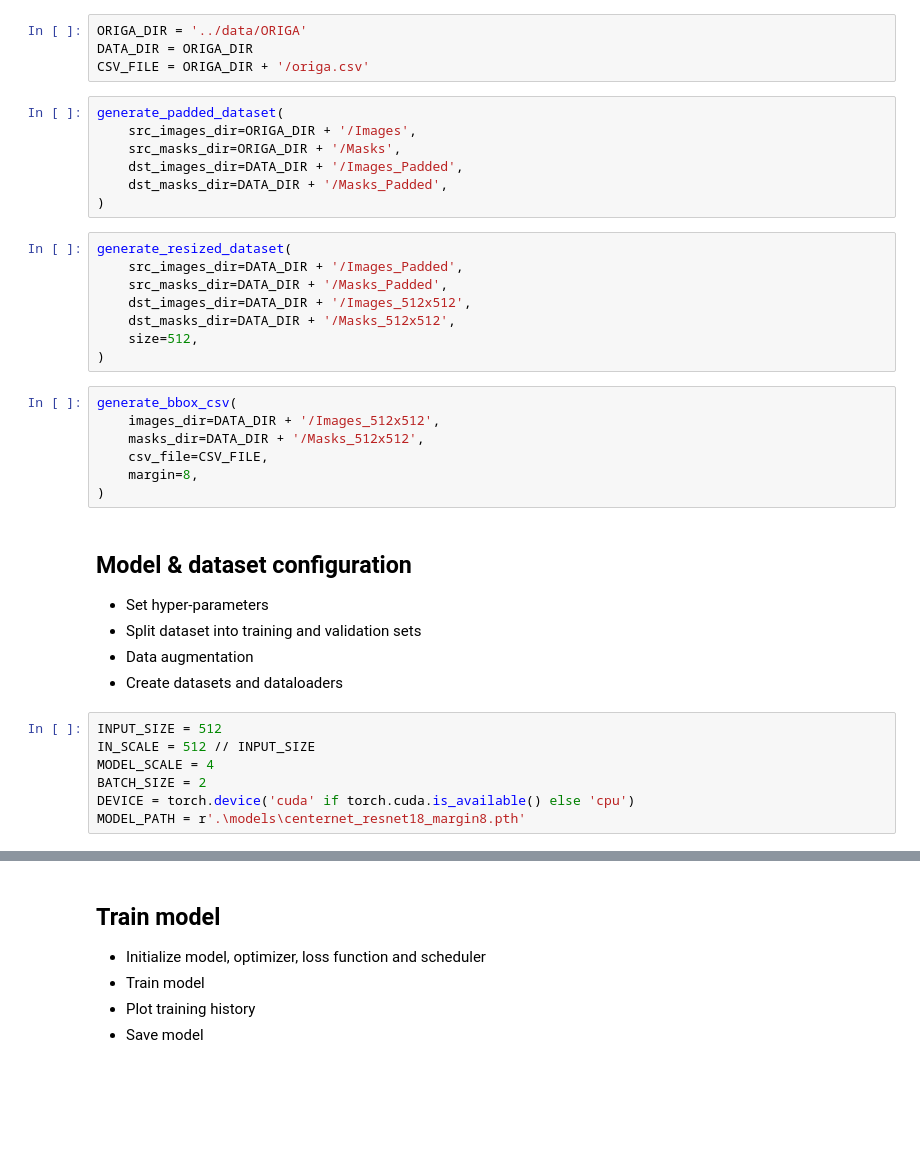
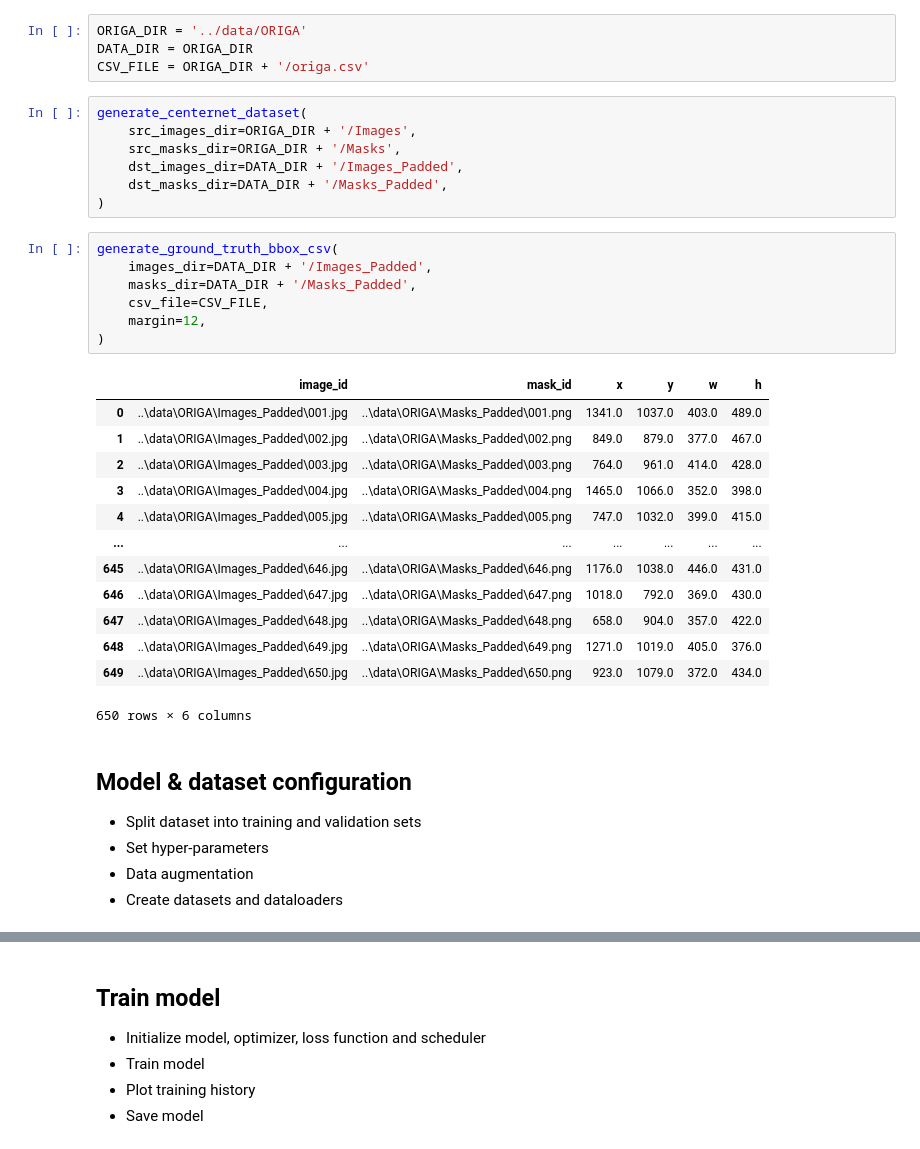
Before and after one commit to AkosKappel/DP-GlaucomaSegmentation, a Jupyter notebook: notebooks/centernet.ipynb, the cells around one changed output, grey strips where cells are left out. Saved outputs shown, nothing was run; the diff lists cells and outputs as text; blank space fills up the shorter version.

```diff
--- a/notebooks/centernet.ipynb
+++ b/notebooks/centernet.ipynb
@@ -26,40 +28,39 @@ ORIGA_DIR = '../data/ORIGA'
 DATA_DIR = ORIGA_DIR
 CSV_FILE = ORIGA_DIR + '/origa.csv'
 # %%
-generate_padded_dataset(
+generate_centernet_dataset(
     src_images_dir=ORIGA_DIR + '/Images',
     src_masks_dir=ORIGA_DIR + '/Masks',
     dst_images_dir=DATA_DIR + '/Images_Padded',
     dst_masks_dir=DATA_DIR + '/Masks_Padded',
 )
-# %%
-generate_resized_dataset(
-    src_images_dir=DATA_DIR + '/Images_Padded',
-    src_masks_dir=DATA_DIR + '/Masks_Padded',
-    dst_images_dir=DATA_DIR + '/Images_512x512',
-    dst_masks_dir=DATA_DIR + '/Masks_512x512',
-    size=512,
-)
 # %%
-generate_bbox_csv(
-    images_dir=DATA_DIR + '/Images_512x512',
-    masks_dir=DATA_DIR + '/Masks_512x512',
+generate_ground_truth_bbox_csv(
+    images_dir=DATA_DIR + '/Images_Padded',
+    masks_dir=DATA_DIR + '/Masks_Padded',
     csv_file=CSV_FILE,
-    margin=8,
+    margin=12,
 )
+# %% [output]
+|  | image_id | mask_id | x | y | w | h |
+| 0 | ..\data\ORIGA\Images_Padded\001.jpg | ..\data\ORIGA\Masks_Padded\001.png | 1341.0 | 1037.0 | 403.0 | 489.0 |
+| 1 | ..\data\ORIGA\Images_Padded\002.jpg | ..\data\ORIGA\Masks_Padded\002.png | 849.0 | 879.0 | 377.0 | 467.0 |
+| 2 | ..\data\ORIGA\Images_Padded\003.jpg | ..\data\ORIGA\Masks_Padded\003.png | 764.0 | 961.0 | 414.0 | 428.0 |
+| 3 | ..\data\ORIGA\Images_Padded\004.jpg | ..\data\ORIGA\Masks_Padded\004.png | 1465.0 | 1066.0 | 352.0 | 398.0 |
+| 4 | ..\data\ORIGA\Images_Padded\005.jpg | ..\data\ORIGA\Masks_Padded\005.png | 747.0 | 1032.0 | 399.0 | 415.0 |
+| ... | ... | ... | ... | ... | ... | ... |
+| 645 | ..\data\ORIGA\Images_Padded\646.jpg | ..\data\ORIGA\Masks_Padded\646.png | 1176.0 | 1038.0 | 446.0 | 431.0 |
+| 646 | ..\data\ORIGA\Images_Padded\647.jpg | ..\data\ORIGA\Masks_Padded\647.png | 1018.0 | 792.0 | 369.0 | 430.0 |
+| 647 | ..\data\ORIGA\Images_Padded\648.jpg | ..\data\ORIGA\Masks_Padded\648.png | 658.0 | 904.0 | 357.0 | 422.0 |
+| 648 | ..\data\ORIGA\Images_Padded\649.jpg | ..\data\ORIGA\Masks_Padded\649.png | 1271.0 | 1019.0 | 405.0 | 376.0 |
+| 649 | ..\data\ORIGA\Images_Padded\650.jpg | ..\data\ORIGA\Masks_Padded\650.png | 923.0 | 1079.0 | 372.0 | 434.0 |
+650 rows × 6 columns
 # %% [markdown]
 ## Model & dataset configuration
 
+- Split dataset into training and validation sets
 - Set hyper-parameters
-- Split dataset into training and validation sets
 - Data augmentation
 - Create datasets and dataloaders
-# %%
-INPUT_SIZE = 512
-IN_SCALE = 512 // INPUT_SIZE
-MODEL_SCALE = 4
-BATCH_SIZE = 2
-DEVICE = torch.device('cuda' if torch.cuda.is_available() else 'cpu')
-MODEL_PATH = r'.\models\centernet_resnet18_margin8.pth'
 # %%
 df = pd.read_csv(CSV_FILE)
```
Also changed, not shown: parts of 14 cells of this notebook, 4 other files.
